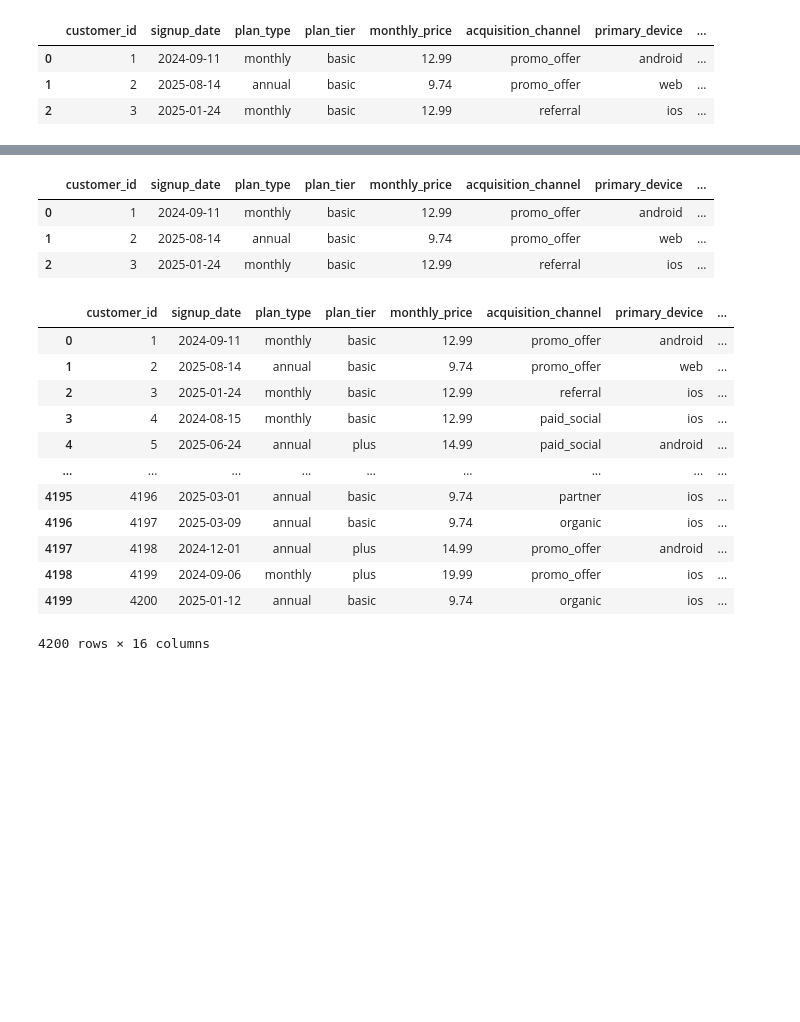
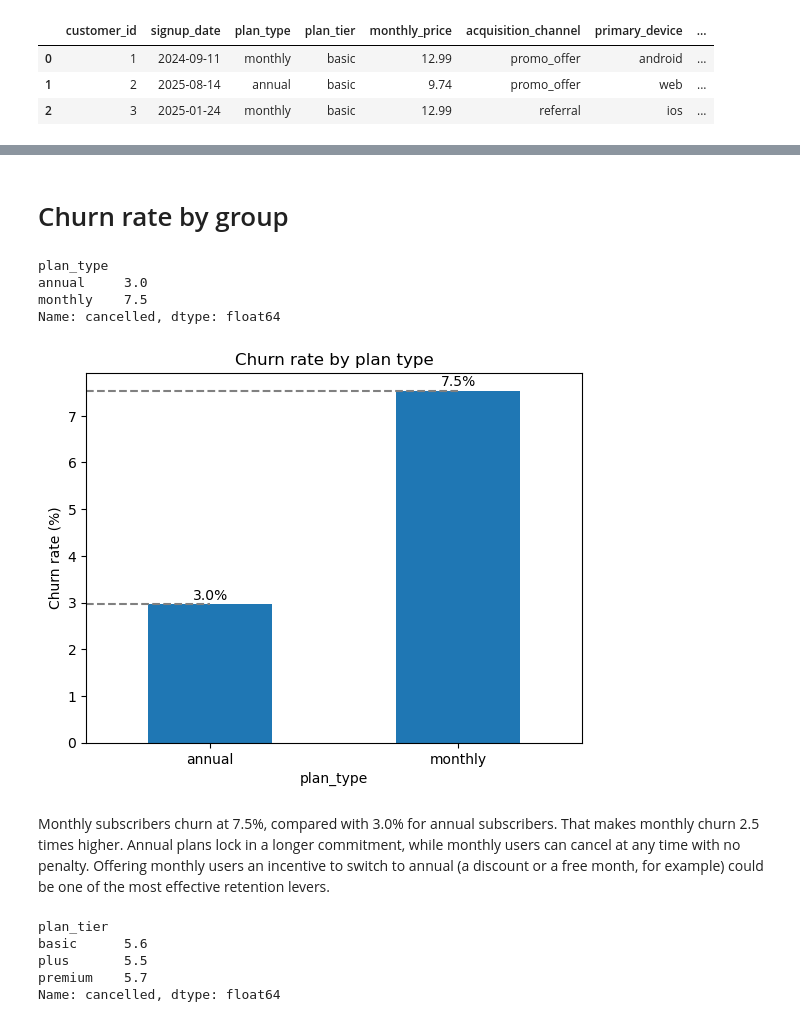
Before and after one commit to karanmagar921/Peloton_churn_analysis, a Jupyter notebook: evaluation.ipynb, the cells around one changed output, grey strips where cells are left out. Cells and saved outputs as stored; diff of their text form; code cells hidden in the pictures; blank space fills up the shorter version.

Commit message:
Analyze churn rates by plan type, tier, acquisition channel, device, age group, and tenure

```diff
--- a/evaluation.ipynb
+++ b/evaluation.ipynb
@@ -135,7 +135,7 @@ sub_df['churn_date'] = pd.to_datetime(sub_df['churn_date'])
 # %% [markdown]
 # changing age_group from oject Dtype to Categorical Dtype
 # %%
-order = sub_df['age_group'].unique()
+order = ['18-24', '25-34', '35-44', '45-54', '55+']
 sub_df['age_group'] = pd.Categorical(sub_df['age_group'], categories=order, ordered=True)
 # %% [markdown]
 # checking the Dtype for use_df
@@ -201,5 +185,3 @@ sub_df[sub_df['churned'] == 'yes']
-# %%
-sub_df['tenure_in_days'] = (sub_df['churn_date'].fillna(sub_df['churn_date'].max()) - sub_df['signup_date']).dt.days
 # %% [markdown]
 # Explore churn rates across plan type, plan tier, acquisition channel, device and age group, and across tenure.
 # %% [markdown]
@@ -213,13 +195,13 @@ sub_df.head(3)
 | 2 | 3 | 2025-01-24 | monthly | basic | 12.99 | referral | ios | ... |
 # %%
 months = pd.period_range(sub_df['signup_date'].min(), sub_df['churn_date'].max(), freq='M')
-rows = []
+
+parts = []
 for m in months:
     active = sub_df[(sub_df['signup_date'] <= m.end_time) &
-                    (sub_df['churn_date'].isna() | (sub_df['churn_date'] >= m.start_time))]
-    cancelled = active[active['churn_date'].between(m.start_time, m.end_time)]
-    rows.append({'month': m, 'active': len(active), 'cancelled': len(cancelled)})
+                    (sub_df['churn_date'].isna() | (sub_df['churn_date'] >= m.start_time))].copy()
+    active['month'] = m
+    active['cancelled'] = active['churn_date'].between(m.start_time, m.end_time).astype(int)
+    parts.append(active)
 
-monthly = pd.DataFrame(rows)
-monthly['churn_rate'] = monthly['cancelled'] / monthly['active']
-monthly
+df = pd.concat(parts, ignore_index=True)
@@ -244,3 +207,0 @@ monthly
-# %%
-df = sub_df.join(monthly)
-df.head(3)
@@ -275,7 +214,0 @@ dtype: float64
-# %%
-df.head(3)
-# %% [output]
-|  | customer_id | signup_date | plan_type | plan_tier | monthly_price | acquisition_channel | primary_device | ... |
-| 0 | 1 | 2024-09-11 | monthly | basic | 12.99 | promo_offer | android | ... |
-| 1 | 2 | 2025-08-14 | annual | basic | 9.74 | promo_offer | web | ... |
-| 2 | 3 | 2025-01-24 | monthly | basic | 12.99 | referral | ios | ... |
@@ -284,16 +215,35 @@ df1 = df.copy()
-# %%
-df1
-# %% [output]
-|  | customer_id | signup_date | plan_type | plan_tier | monthly_price | acquisition_channel | primary_device | ... |
-| 0 | 1 | 2024-09-11 | monthly | basic | 12.99 | promo_offer | android | ... |
-| 1 | 2 | 2025-08-14 | annual | basic | 9.74 | promo_offer | web | ... |
-| 2 | 3 | 2025-01-24 | monthly | basic | 12.99 | referral | ios | ... |
-| 3 | 4 | 2024-08-15 | monthly | basic | 12.99 | paid_social | ios | ... |
-| 4 | 5 | 2025-06-24 | annual | plus | 14.99 | paid_social | android | ... |
-| ... | ... | ... | ... | ... | ... | ... | ... | ... |
-| 4195 | 4196 | 2025-03-01 | annual | basic | 9.74 | partner | ios | ... |
-| 4196 | 4197 | 2025-03-09 | annual | basic | 9.74 | organic | ios | ... |
-| 4197 | 4198 | 2024-12-01 | annual | plus | 14.99 | promo_offer | android | ... |
-| 4198 | 4199 | 2024-09-06 | monthly | plus | 19.99 | promo_offer | ios | ... |
-| 4199 | 4200 | 2025-01-12 | annual | basic | 9.74 | organic | ios | ... |
-4200 rows × 16 columns
+# %% [markdown]
+# Churn rate by group
+# %%
+plan_type_churn = (df.groupby('plan_type')['cancelled'].mean() * 100).round(1)
+plan_type_churn
+# %% [output]
+plan_type
+annual     3.0
+monthly    7.5
+Name: cancelled, dtype: float64
+# %%
+plan_type_churn = df.groupby('plan_type')['cancelled'].mean() * 100
+overall = df['cancelled'].mean() * 100
+for i, v in enumerate(plan_type_churn):
+    plt.hlines(v, xmin=-0.5, xmax=i, colors='grey', linestyles='--')
+    plt.text(i, v + 0.1, f'{v:.1f}%', ha='center')
+
+plan_type_churn.plot(kind='bar')
+plt.title('Churn rate by plan type')
+plt.ylabel('Churn rate (%)')
+plt.xticks(rotation=0)
+plt.show()
+# %% [output]
+[figure, added]
+# %% [markdown]
+Monthly subscribers churn at 7.5%, compared with 3.0% for annual subscribers. That makes monthly churn 2.5 times higher. Annual plans lock in a longer commitment, while monthly users can cancel at any time with no penalty. Offering monthly users an incentive to switch to annual (a discount or a free month, for example) could be one of the most effective retention levers.
+# %%
+plan_tier_churn = (df.groupby('plan_tier')['cancelled'].mean() * 100).round(1)
+plan_tier_churn
+# %% [output]
+plan_tier
+basic      5.6
+plus       5.5
+premium    5.7
+Name: cancelled, dtype: float64
```
Also changed, not shown: parts of 22 cells of this notebook.
